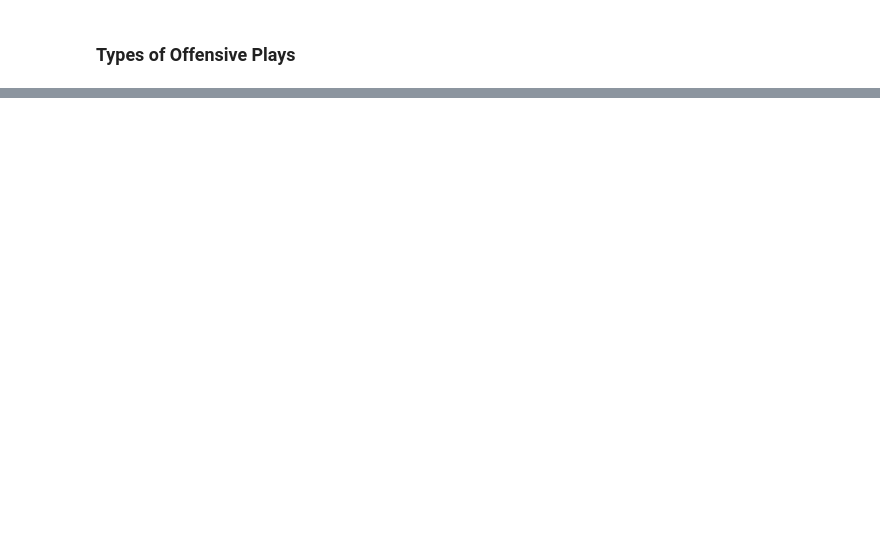
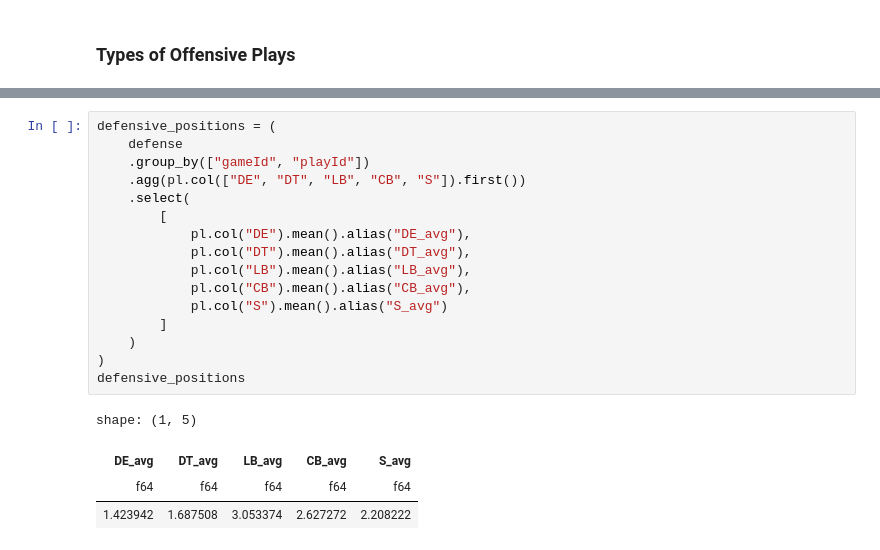
Before and after one commit to ZekeWeng/BigDataBowl2025, a Jupyter notebook: information.ipynb, the cells around one changed output, grey strips where cells are left out. Saved outputs shown, nothing was run; the diff lists cells and outputs as text; blank space fills up the shorter version.

```diff
--- a/information.ipynb
+++ b/information.ipynb
@@ -91,0 +123,21 @@ week_offense.write_csv("data/outputs/presnap_offense_w1.csv")
+# %%
+defensive_positions = (
+    defense
+    .group_by(["gameId", "playId"])
+    .agg(pl.col(["DE", "DT", "LB", "CB", "S"]).first())
+    .select(
+        [
+            pl.col("DE").mean().alias("DE_avg"),
+            pl.col("DT").mean().alias("DT_avg"),
+            pl.col("LB").mean().alias("LB_avg"),
+            pl.col("CB").mean().alias("CB_avg"),
+            pl.col("S").mean().alias("S_avg")
+        ]
+    )
+)
+defensive_positions
+# %% [output]
+shape: (1, 5)
+| DE_avg | DT_avg | LB_avg | CB_avg | S_avg |
+| f64 | f64 | f64 | f64 | f64 |
+| 1.423942 | 1.687508 | 3.053374 | 2.627272 | 2.208222 |
```
Also changed, not shown: parts of 10 cells of this notebook.
